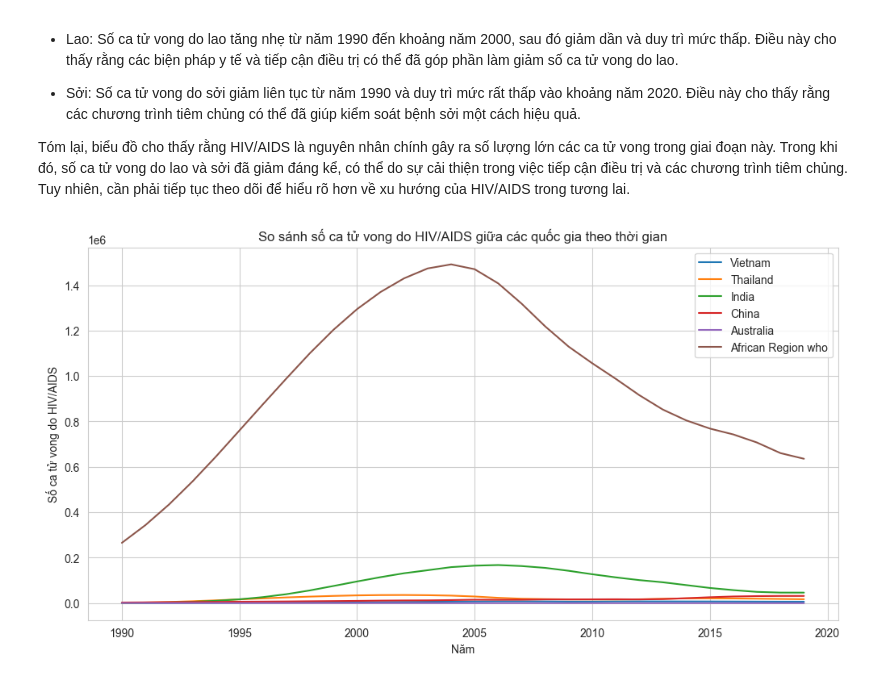
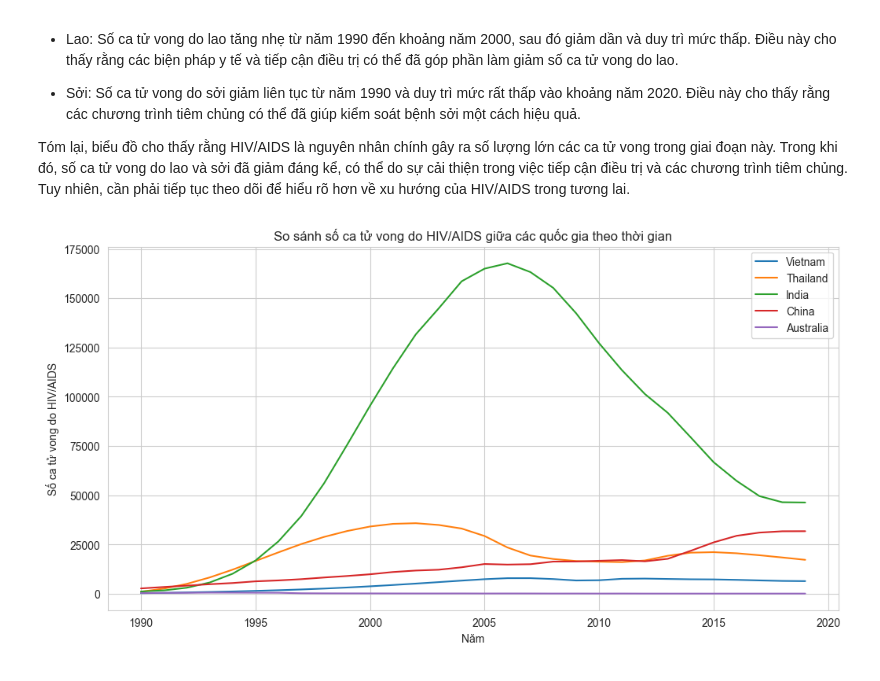
Before and after one commit to hoangvu1806/Analyze-annual-death-data, a Jupyter notebook: analysis.ipynb, the cells around one changed output. Drawn from its saved outputs; the diff is of its cells as text; code cells hidden in the pictures.

```diff
--- a/analysis.ipynb
+++ b/analysis.ipynb
@@ -260,26 +259,26 @@ plt.show()
 
 Tóm lại, biểu đồ cho thấy rằng HIV/AIDS là nguyên nhân chính gây ra số lượng lớn các ca tử vong trong giai đoạn này. Trong khi đó, số ca tử vong do lao và sởi đã giảm đáng kể, có thể do sự cải thiện trong việc tiếp cận điều trị và các chương trình tiêm chủng. Tuy nhiên, cần phải tiếp tục theo dõi để hiểu rõ hơn về xu hướng của HIV/AIDS trong tương lai.
 # %%
-countries = ['Vietnam', 'Thailand', 'India', 'China','Australia','African Region who']
+countries = ['Vietnam', 'Thailand', 'India', 'China','Australia']
 
 # Chọn nguyên nhân gây tử vong cần phân tích
 cause_of_death = 'HIV/AIDS fatalities'
 
 # Tạo DataFrame mới chứa thông tin cần thiết
 df_selected = df[df['Entity'].isin(countries) & (df['Year'] >= 1990)]
 
 # Vẽ biểu đồ
 plt.figure(figsize=(12, 6))
 for country in countries:
     data = df_selected[df_selected['Entity'] == country]
     plt.plot(data['Year'], data[cause_of_death], label=country)
 
 plt.xlabel('Năm')
 plt.yscale("linear")
 plt.ylabel('Số ca tử vong do HIV/AIDS')
 plt.title('So sánh số ca tử vong do HIV/AIDS giữa các quốc gia theo thời gian')
 plt.legend()
 plt.grid(True)
 plt.show()
 # %% [output]
-[figure, old version]
+[figure, new version]
```
Also changed, not shown: parts of 2 cells of this notebook.
